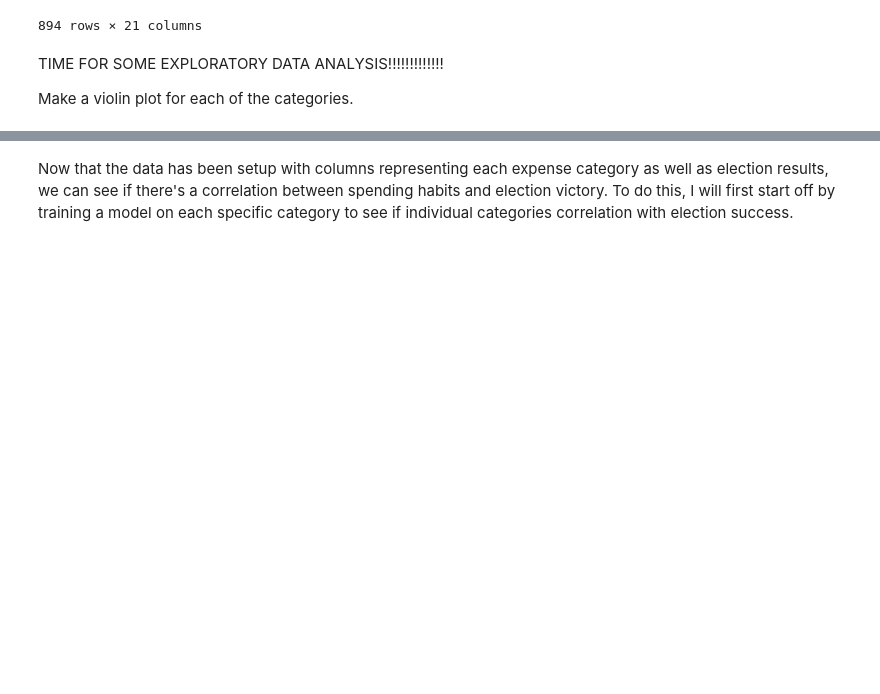
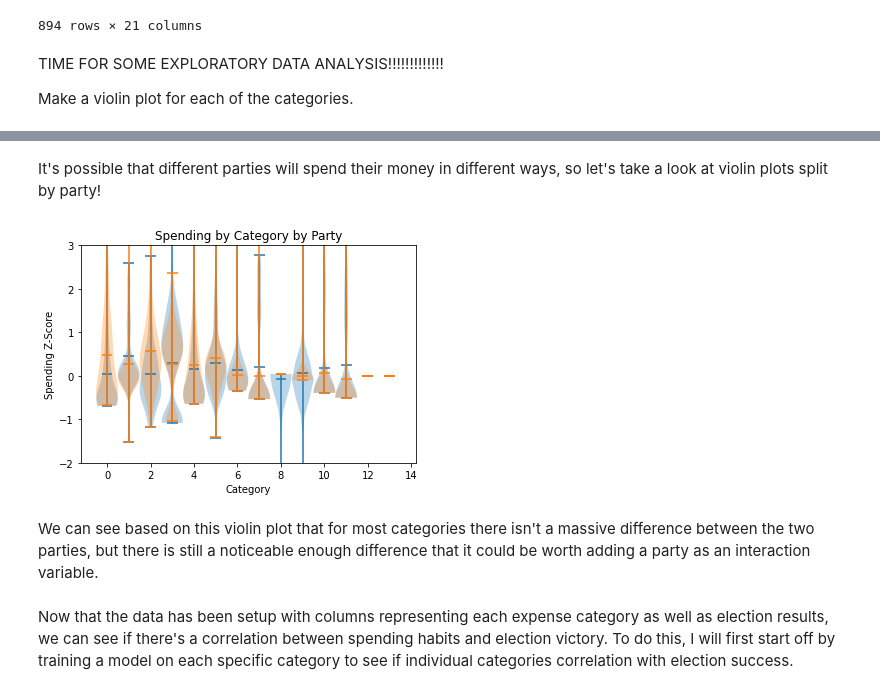
Before and after one commit to AndrewTrackim/cmsc320-final, a Jupyter notebook: final_tutorial.ipynb, the cells around one changed output, grey strips where cells are left out. Cells and saved outputs as stored; diff of their text form; code cells hidden in the pictures; blank space fills up the shorter version.

```diff
--- a/final_tutorial.ipynb
+++ b/final_tutorial.ipynb
@@ -397,3 +397,33 @@ fig.savefig("violin.png")
+# %% [markdown]
+It's possible that different parties will spend their money in different ways, so let's take a look at violin plots split by party!
+# %%
+party_dfs = []
+
+# split into two dfs for parties
+victory_df.groupby('PARTY').apply(lambda x: party_dfs.append(x))
+
+# now graph violins for each!
+fig, ax = plt.subplots()
+
+# make an array of all the categoreis we want to plot
+for df in party_dfs:
+    category_data = []
+    for category in categories:
+        # get the data for the category
+        category_data.append(df[category].values)
+
+    #print (category_data)
+    ax.violinplot(category_data,range(len(categories)),widths=1,showmeans=True)
+
+ax.set_xlabel("Category")
+ax.set_ylabel("Spending Z-Score")
+ax.set_title("Spending by Category by Party")
+plt. ylim(-2, 3)
+fig.savefig("partiesViolin.png")
+# %% [output]
+[figure, added]
+# %% [markdown]
+We can see based on this violin plot that for most categories there isn't a massive difference between the two parties, but there is still a noticeable enough difference that it could be worth adding a party as an interaction variable.
 # %% [markdown]
 Now that the data has been setup with columns representing each expense category as well as election results, we can see if there's a correlation between spending habits and election victory. To do this, I will first start off by training a model on each specific category to see if individual categories correlation with election success.
 # %%
```
Also changed, not shown: parts of 5 cells of this notebook, 2 other files.
